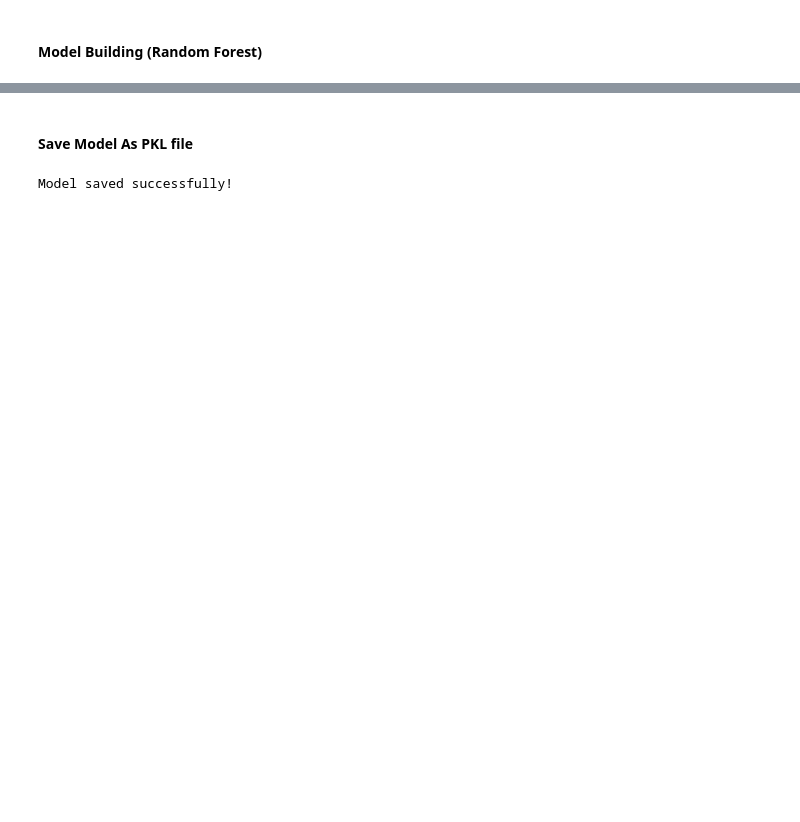
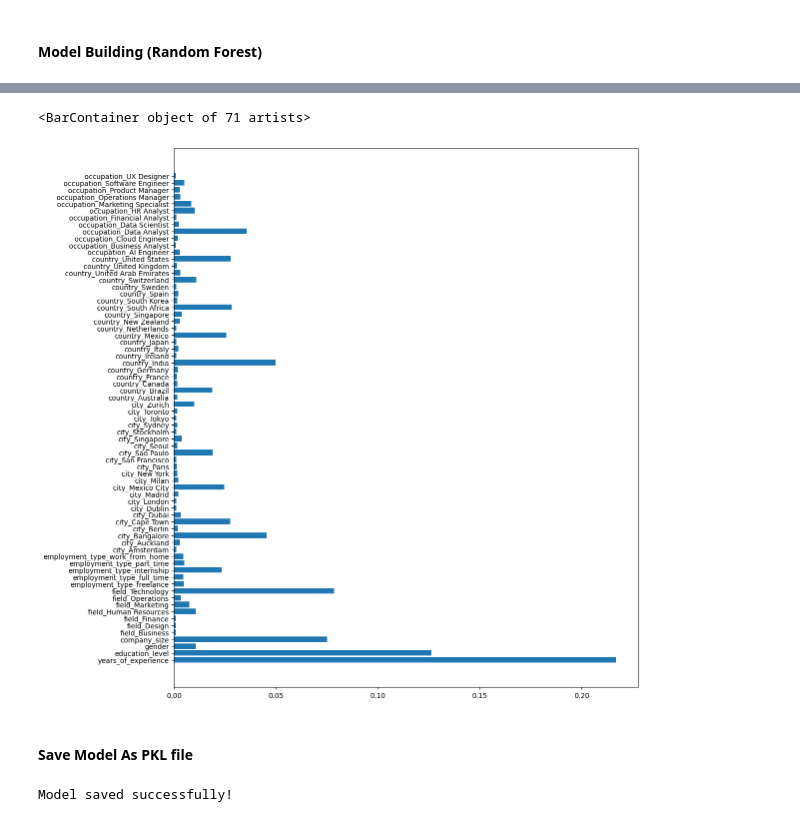
Before and after one commit to KaraniAbdellah/Job_Market, a Jupyter notebook: model_random_forset.ipynb, the cells around one changed output, grey strips where cells are left out. Drawn from its saved outputs; the diff is of its cells as text; code cells hidden in the pictures; blank space fills up the shorter version.

```diff
--- a/model_random_forset.ipynb
+++ b/model_random_forset.ipynb
@@ -100,3 +166,14 @@ RandomForestRegressor(oob_score=True)
+# %%
+# Features Importance
+features_names = list(model.feature_names_in_)
+features_importances = list(model.feature_importances_)
+
+# Visuale The Feature Importance
+plt.figure(figsize=(12, 14))
+plt.barh(features_names, features_importances)
+# %% [output]
+<BarContainer object of 71 artists>
+[figure, added]
 # %% [markdown]
 #### Save Model As PKL file
 # %%
```
Also changed, not shown: parts of 12 cells of this notebook, 1 other file.
